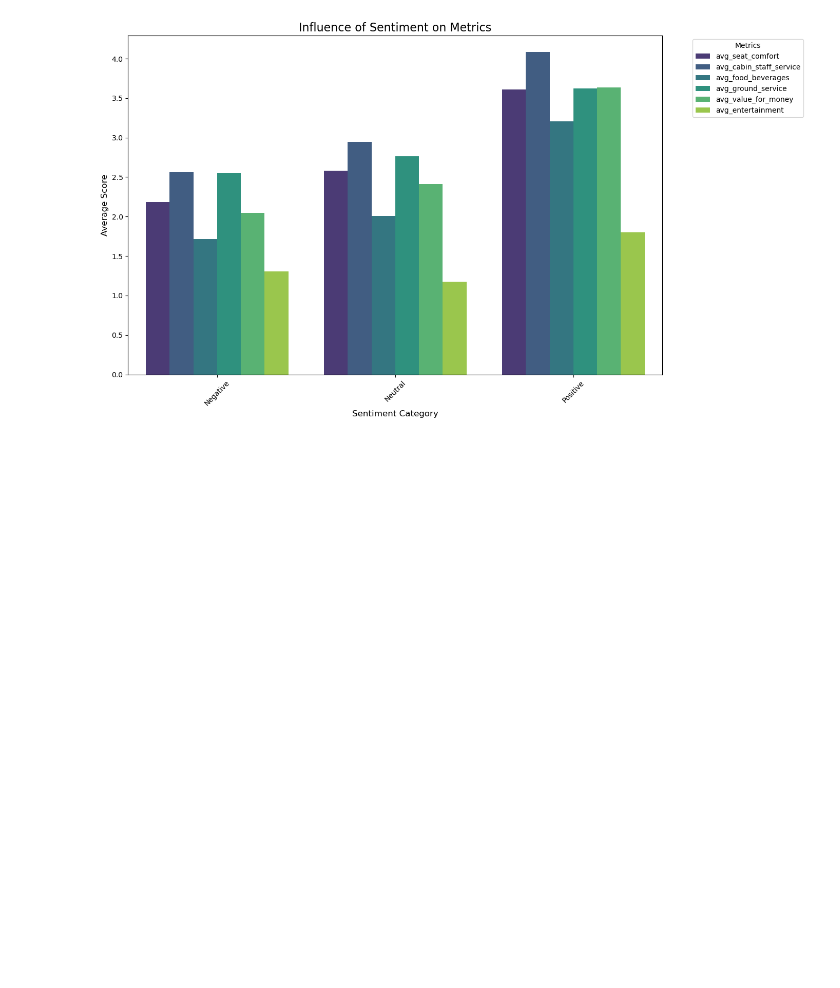
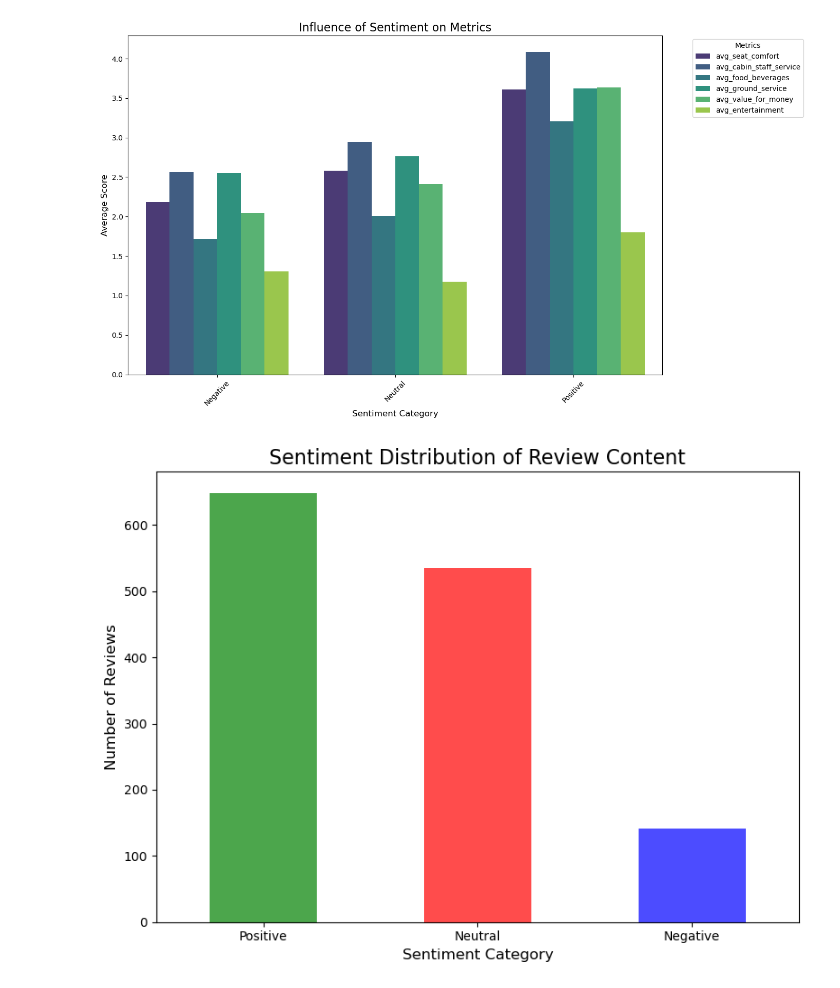
Before and after one commit to MuiruKamau/British-Airline-Reviews-Analysis, a Jupyter notebook: ba.ipynb, the cells around one changed output. Cells and saved outputs as stored; diff of their text form; code cells hidden in the pictures; blank space fills up the shorter version.

```diff
--- a/ba.ipynb
+++ b/ba.ipynb
@@ -785,3 +785,35 @@ plt.tight_layout()
 plt.show()
 # %% [output]
 [figure]
+# %%
+from textblob import TextBlob
+
+# Perform sentiment analysis on the content column
+merged_data['content_sentiment'] = merged_data['content'].dropna().apply(lambda x: TextBlob(x).sentiment.polarity)
+
+# Classify sentiment as Positive, Negative, or Neutral based on polarity score
+def classify_sentiment(polarity):
+    if polarity > 0.1:
+        return 'Positive'
+    elif polarity < -0.1:
+        return 'Negative'
+    else:
+        return 'Neutral'
+
+merged_data['content_sentiment_category'] = merged_data['content_sentiment'].apply(classify_sentiment)
+
+# Sentiment distribution
+content_sentiment_distribution = merged_data['content_sentiment_category'].value_counts()
+
+
+# Visualize sentiment distribution
+plt.figure(figsize=(8, 6))
+content_sentiment_distribution.plot(kind='bar', color=['green', 'red', 'blue'], alpha=0.7)
+plt.title('Sentiment Distribution of Review Content', fontsize=16)
+plt.xlabel('Sentiment Category', fontsize=12)
+plt.ylabel('Number of Reviews', fontsize=12)
+plt.xticks(rotation=0)
+plt.tight_layout()
+plt.show()
+# %% [output]
+[figure, added]
```
Also changed, not shown: parts of 4 cells of this notebook.
